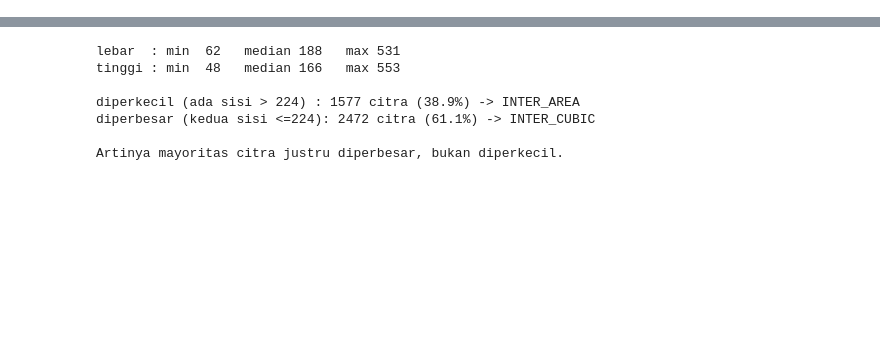
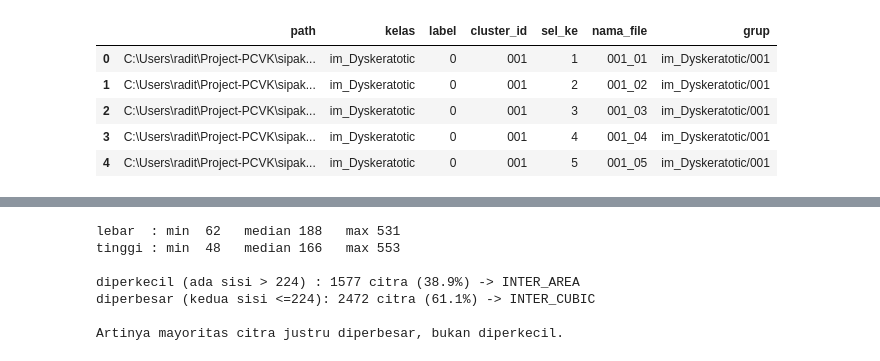
Before and after one commit to AhmadKevin000/Project-PCVK, a Jupyter notebook: notebooks/02_praproses.ipynb, the cells around one changed output, grey strips where cells are left out. Drawn from its saved outputs; the diff is of its cells as text; code cells hidden in the pictures; blank space fills up the shorter version.

```diff
--- a/notebooks/02_praproses.ipynb
+++ b/notebooks/02_praproses.ipynb
@@ -145,10 +67,4 @@ kenyataan.
 # %%
-# ==========================================================================
-# FUNGSI DATASET — metadata, nama kelas, simpan CSV
-# Ini SATU-SATUNYA salinan kode ini di seluruh proyek. Kalau diubah,
-# notebook 03_fitur / 04_model_evaluasi dan aplikasi demo harus disalin ulang.
-# ==========================================================================
-
 from __future__ import annotations
 
 import re
@@ -167,8 +83,6 @@ KELAS = [
 ]
 LABEL = {nama: i for i, nama in enumerate(KELAS)}
 
-# Jumlah resmi menurut Plissiti et al. (2018). Dipakai sebagai PEMBANDING,
-# bukan sebagai sumber data. Kalau hasil hitung beda, berarti unduhan bermasalah.
 JUMLAH_RESMI = {
     "im_Dyskeratotic": 813,
     "im_Koilocytotic": 825,
@@ -179,26 +93,11 @@ JUMLAH_RESMI = {
 TOTAL_RESMI = 4049
 JUMLAH_KLASTER_RESMI = 966
 
-# Nama file di CROPPED/ berpola NNN_MM.bmp:
-#   NNN = nomor citra klaster asal, MM = nomor sel di dalam klaster itu.
 POLA_NAMA = re.compile(r"^(\d+)_(\d+)$")
 
 
-# ---------------------------------------------------------------------------
-# 1. Metadata
-# ---------------------------------------------------------------------------
-
 def cari_folder_cropped(akar: str | Path, wajib_lengkap: bool = True) -> dict[str, Path]:
-    """Temukan folder CROPPED untuk setiap kelas, apa pun susunan foldernya.
-
-    Layout mirror HuggingFace : <akar>/images/<kelas>/<kelas>/CROPPED/
-    Layout hasil ekstrak .7z  : <akar>/<kelas>/CROPPED/
-
-    Keduanya ditangani dengan mencari semua folder bernama CROPPED lalu
-    mengambil nama folder induknya sebagai nama kelas.
-
-    wajib_lengkap=False berguna saat dataset masih diunduh sebagian.
-    """
+    """Temukan folder CROPPED untuk setiap kelas, apa pun susunan foldernya."""
     akar = Path(akar)
     if not akar.is_dir():
         raise FileNotFoundError(f"Folder dataset tidak ditemukan: {akar}")
@@ -219,22 +118,7 @@ def cari_folder_cropped(akar: str | Path, wajib_lengkap: bool = True) -> dict[st
 
 
 def bangun_metadata(akar: str | Path, periksa: bool = True) -> pd.DataFrame:
-    """Bangun tabel metadata: satu baris per citra sel tunggal.
-
-    Kolom yang dihasilkan:
-        path        path lengkap citra
-        kelas       nama kelas asli (im_...)
-        label       label integer 0-4
-        cluster_id  3 digit pertama nama file
-        sel_ke      nomor sel di dalam klaster
-        nama_file   nama file tanpa ekstensi
-        grup        kelas + cluster_id, kunci grup untuk pembagian data
-
-    Catatan penting soal cluster_id: penomoran klaster dimulai dari 001 di
-    SETIAP kelas, jadi "012" di Dyskeratotic dan "012" di Parabasal adalah
-    dua sediaan yang berbeda. Karena itu pembagian data memakai kolom `grup`
-    (mis. "im_Dyskeratotic/012"), bukan cluster_id sendirian.
-    """
+    """Bangun tabel metadata: satu baris per citra sel tunggal."""
     folders = cari_folder_cropped(akar, wajib_lengkap=periksa)
     baris = []
     tak_sesuai = []
@@ -298,13 +182,34 @@ def periksa_metadata(df: pd.DataFrame) -> dict:
     return ringkas
 
 
-# ---------------------------------------------------------------------------
-# 2. Pembagian data
-# ---------------------------------------------------------------------------
-
-
 def simpan_metadata(df: pd.DataFrame, path: str | Path) -> Path:
     path = Path(path)
     path.parent.mkdir(parents=True, exist_ok=True)
     df.to_csv(path, index=False)
     return path
+
+KANDIDAT = [
+    AKAR / "sipakmed_raw",
+    AKAR / "sipakmed",
+    Path("/content/sipakmed"),
+    Path("/content/drive/MyDrive/PCVK/sipakmed"),
+]
+AKAR_DATA = next((p for p in KANDIDAT if p.is_dir()), None)
+assert AKAR_DATA is not None, f"Dataset tidak ditemukan. Dicek: {KANDIDAT}"
+print(f"Dataset : {AKAR_DATA}")
+
+df = bangun_metadata(AKAR_DATA)
+ringkas = periksa_metadata(df)
+
+print(f"Total citra    : {ringkas['total_citra']}")
+print(f"Jumlah kelas   : {ringkas['jumlah_kelas']}")
+print(f"Jumlah klaster : {ringkas['jumlah_klaster']}")
+print(f"Sel per klaster: {ringkas['sel_per_klaster_min']} - {ringkas['sel_per_klaster_max']}")
+print()
+print("Jumlah per kelas (dibandingkan dengan angka resmi Plissiti et al. 2018):")
+for nama in KELAS:
+    n = int((df["kelas"] == nama).sum())
+    print(f"  [{'OK' if n == JUMLAH_RESMI[nama] else 'BEDA'}] {nama:30s} {n:5d}  (resmi {JUMLAH_RESMI[nama]})")
+
+df.head()
+# %% [output]
@@ -310,0 +228,6 @@ def simpan_metadata(df: pd.DataFrame, path: str | Path) -> Path:
+|  | path | kelas | label | cluster_id | sel_ke | nama_file | grup |
+| 0 | C:\Users\radit\Project-PCVK\sipak... | im_Dyskeratotic | 0 | 001 | 1 | 001_01 | im_Dyskeratotic/001 |
+| 1 | C:\Users\radit\Project-PCVK\sipak... | im_Dyskeratotic | 0 | 001 | 2 | 001_02 | im_Dyskeratotic/001 |
+| 2 | C:\Users\radit\Project-PCVK\sipak... | im_Dyskeratotic | 0 | 001 | 3 | 001_03 | im_Dyskeratotic/001 |
+| 3 | C:\Users\radit\Project-PCVK\sipak... | im_Dyskeratotic | 0 | 001 | 4 | 001_04 | im_Dyskeratotic/001 |
+| 4 | C:\Users\radit\Project-PCVK\sipak... | im_Dyskeratotic | 0 | 001 | 5 | 001_05 | im_Dyskeratotic/001 |
```
Also changed, not shown: parts of 42 cells of this notebook, 1 other file.
